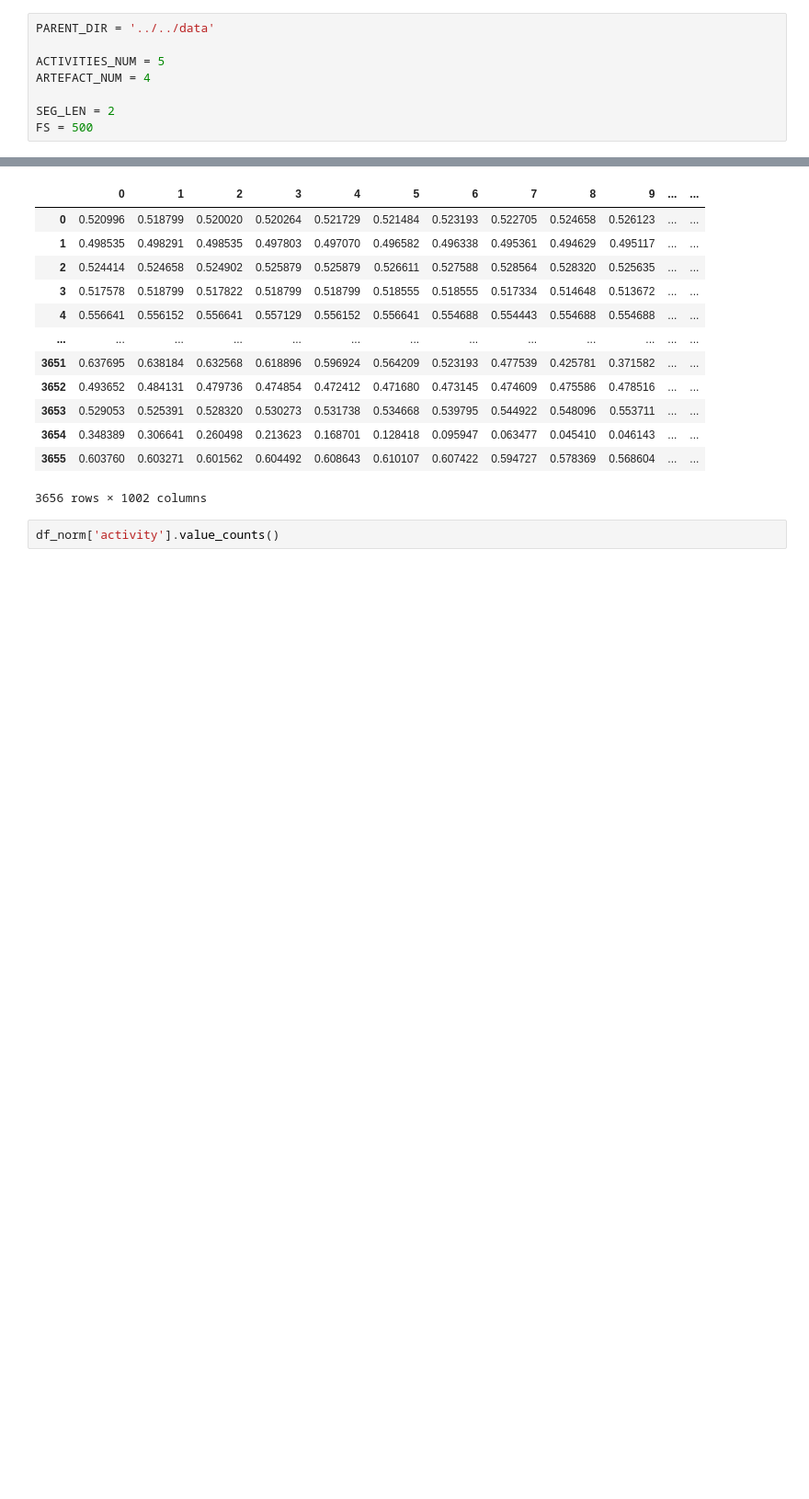
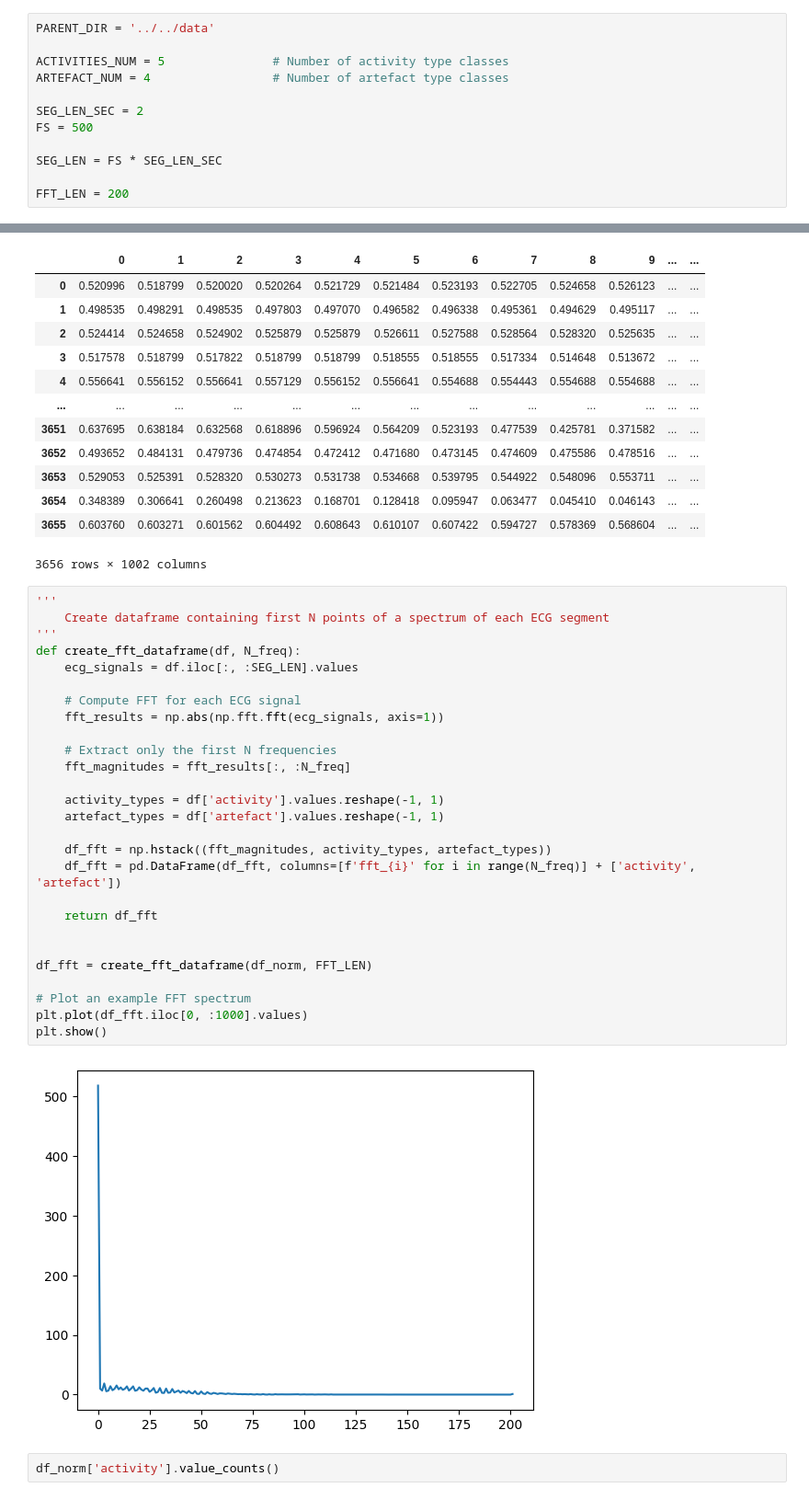
Before and after one commit to kalouskova/DP, a Jupyter notebook: src/impl/Automatic_artefact_detecion.ipynb, the cells around one changed output, grey strips where cells are left out. Shown: that part at 92% size. Cells and saved outputs as stored; diff of their text form; blank space fills up the shorter version.

```diff
--- a/src/impl/Automatic_artefact_detecion.ipynb
+++ b/src/impl/Automatic_artefact_detecion.ipynb
@@ -80,8 +80,12 @@ def plot_confusion_matrix(y_test, y_pred, class_labels):
 # %%
 PARENT_DIR = '../../data'
 
-ACTIVITIES_NUM = 5
-ARTEFACT_NUM = 4
+ACTIVITIES_NUM = 5               # Number of activity type classes
+ARTEFACT_NUM = 4                 # Number of artefact type classes
 
-SEG_LEN = 2
+SEG_LEN_SEC = 2
 FS = 500
+
+SEG_LEN = FS * SEG_LEN_SEC
+
+FFT_LEN = 200
@@ -184,6 +202,35 @@ df_norm
 | 3654 | 0.348389 | 0.306641 | 0.260498 | 0.213623 | 0.168701 | 0.128418 | 0.095947 | 0.063477 | 0.045410 | 0.046143 | ... | ... |
 | 3655 | 0.603760 | 0.603271 | 0.601562 | 0.604492 | 0.608643 | 0.610107 | 0.607422 | 0.594727 | 0.578369 | 0.568604 | ... | ... |
 3656 rows × 1002 columns
+# %%
+'''
+    Create dataframe containing first N points of a spectrum of each ECG segment
+'''
+def create_fft_dataframe(df, N_freq):
+    ecg_signals = df.iloc[:, :SEG_LEN].values
+
+    # Compute FFT for each ECG signal
+    fft_results = np.abs(np.fft.fft(ecg_signals, axis=1))
+
+    # Extract only the first N frequencies
+    fft_magnitudes = fft_results[:, :N_freq]
+
+    activity_types = df['activity'].values.reshape(-1, 1)
+    artefact_types = df['artefact'].values.reshape(-1, 1)
+
+    df_fft = np.hstack((fft_magnitudes, activity_types, artefact_types))
+    df_fft = pd.DataFrame(df_fft, columns=[f'fft_{i}' for i in range(N_freq)] + ['activity', 'artefact'])
+
+    return df_fft
+
+
+df_fft = create_fft_dataframe(df_norm, FFT_LEN)
+
+# Plot an example FFT spectrum
+plt.plot(df_fft.iloc[0, :1000].values)
+plt.show()
+# %% [output]
+[figure, added]
 # %%
 df_norm['activity'].value_counts()
 # %% [output]
```
Also changed, not shown: parts of 19 cells of this notebook, 55 other files.
